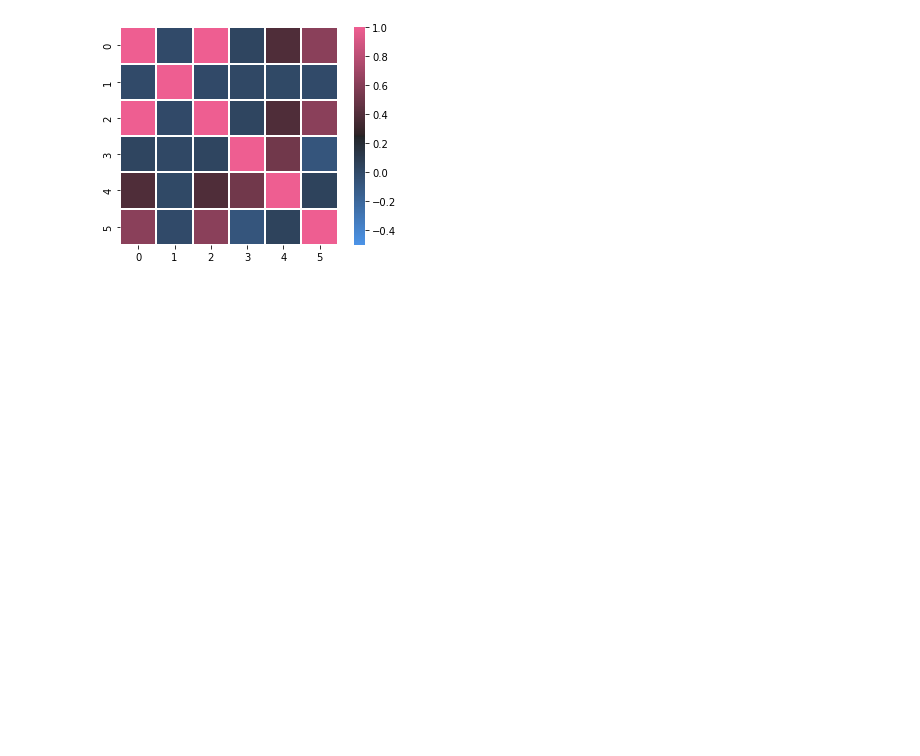
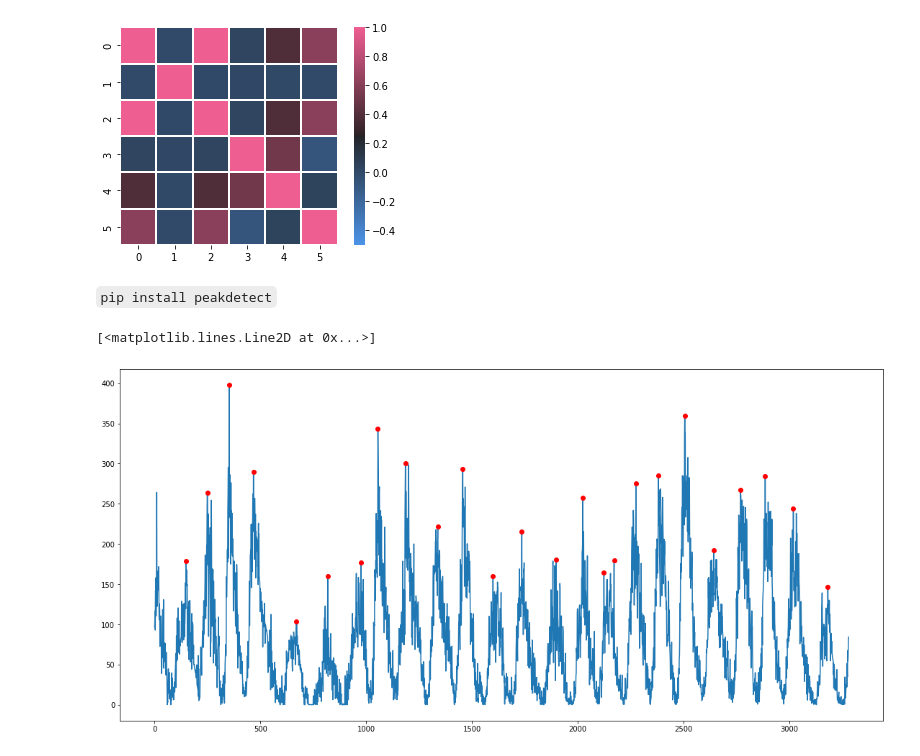
Before and after one commit to cichy1173/sunspot-analysis, a Jupyter notebook: badanie.ipynb, the cells around one changed output. Cells and saved outputs as stored; diff of their text form; code cells hidden in the pictures; blank space fills up the shorter version.

Commit message:
Finding maximum peaks

```diff
--- a/badanie.ipynb
+++ b/badanie.ipynb
@@ -82,3 +83,20 @@ fig.add_trace(go.Scatter(
 ))
 
 fig.show()
+# %% [markdown]
+`pip install peakdetect`
+# %%
+from peakdetect import peakdetect
+
+time_series = data[CSV_DATA_COLUMN]
+
+peaks = peakdetect(time_series, lookahead=40)
+
+higherPeaks = np.array(peaks[0])
+plt.figure(figsize=(19,9))
+
+plt.plot(time_series)
+plt.plot(higherPeaks[:,0], higherPeaks[:,1], 'ro')
+# %% [output]
+[<matplotlib.lines.Line2D at 0x...>]
+[figure, added]
```
Also changed, not shown: parts of 1 cell of this notebook.
